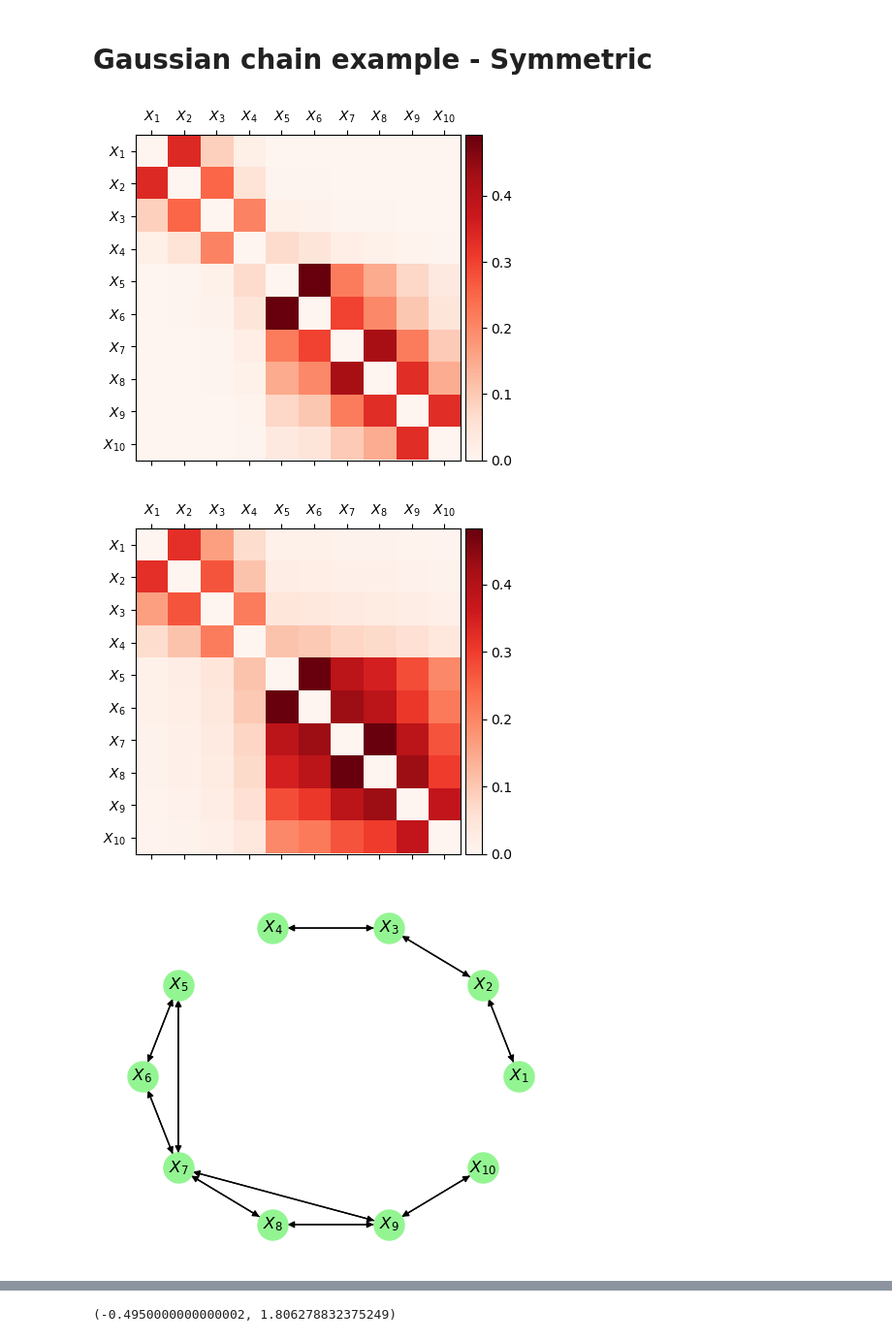
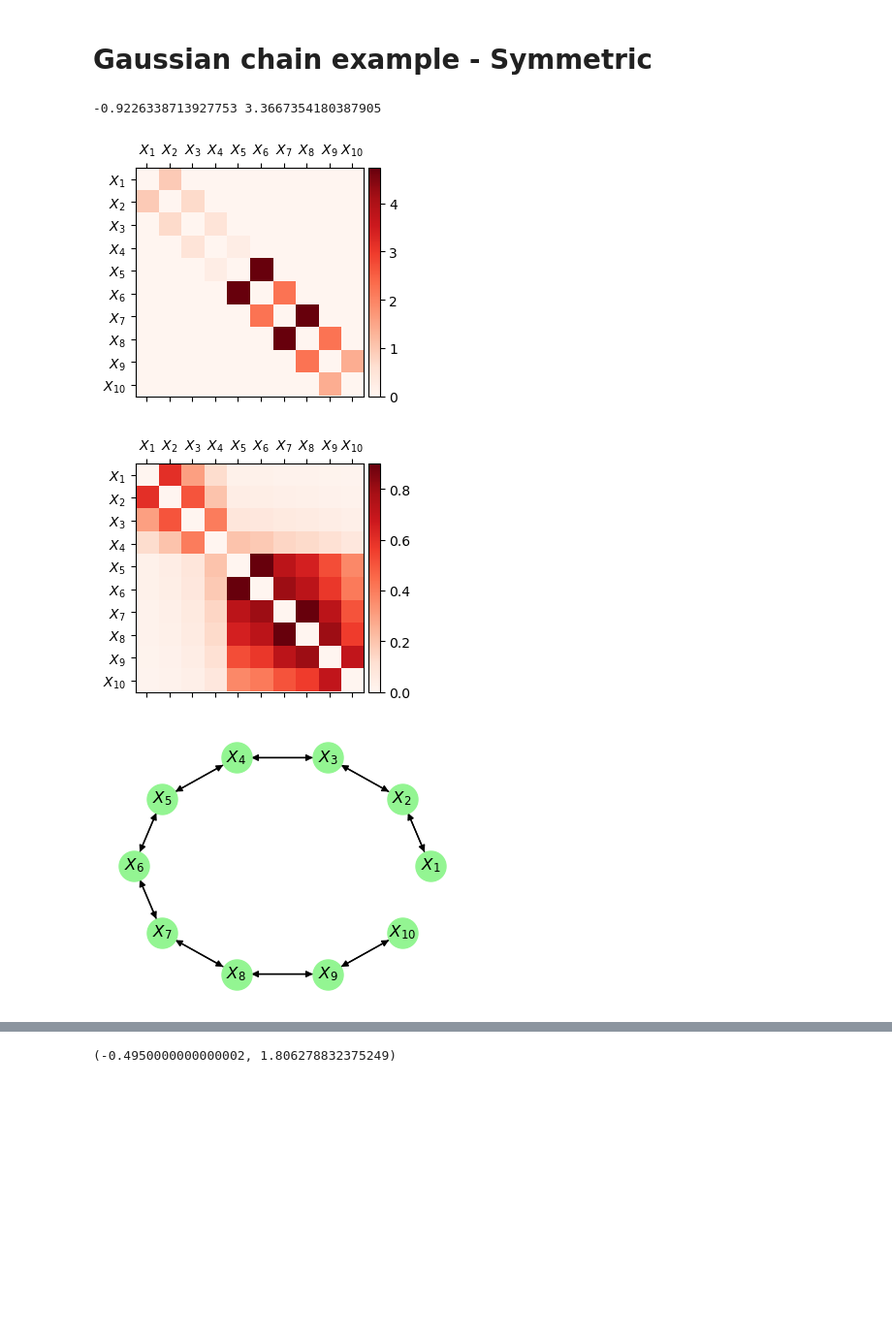
Before and after one commit to jonasbruhub/Analysis-of-Production-flow-systems-with-focus-on-industry, a Jupyter notebook: Simulations and code/Example Gaussian chain - cor.ipynb, the cells around one changed output, grey strips where cells are left out. Shown at 97% size. Drawn from its saved outputs; the diff is of its cells as text; code cells hidden in the pictures; blank space fills up the shorter version.

```diff
--- a/Simulations and code/Example Gaussian chain - cor.ipynb
+++ b/Simulations and code/Example Gaussian chain - cor.ipynb
@@ -110,14 +110,19 @@ G_obs = cor @ np.linalg.pinv(np.eye(N) - cor)
 
 G_obs = G_obs + G_obs.T
 
-G_obs *= 1/0.9226338713927753 * 0.495
+# G_obs = G_obs + np.eye(N)
+
+eig = np.linalg.eig(G_obs).eigenvalues
+print(eig.min(), eig.max())
+
+# G_obs *= 1/(- eig.min()) * 0.495
 
 # np.fill_diagonal(G_obs, 0)
 
 
 
 G_dir = G_obs @ np.linalg.pinv( np.eye(N) + G_obs)
-fig, ax = plt.subplots(1,1, figsize = (5,4))
+fig, ax = plt.subplots(1,1, figsize = (4,3))
 r = ax.matshow(G_dir, cmap = "Reds", vmin = 0)
 ax.set_xticks(range(N))
 ax.set_xticklabels(var_names)
@@ -128,42 +133,43 @@ cax = divider.append_axes("right", size="5%", pad=0.05)
 plt.colorbar(r, cax=cax);
 fig.tight_layout()
 # plt.show()
 
-plt.savefig(figures_path + "G dir from symmetric G obs.pdf", bbox_inches='tight')
-plt.savefig(figures_path + "G dir from symmetric G obs", bbox_inches='tight')
+# plt.savefig(figures_path + "G dir from symmetric G obs - unscaled.pdf", bbox_inches='tight')
+# plt.savefig(figures_path + "G dir from symmetric G obs - unscaled", bbox_inches='tight')
 
 
 
-fig, ax = plt.subplots(1,1, figsize = (5,4))
+fig, ax = plt.subplots(1,1, figsize = (4,3))
 r = ax.matshow(G_obs, cmap = "Reds", vmin = 0)
 ax.set_xticks(range(N))
 ax.set_xticklabels(var_names)
 ax.set_yticks(range(N))
 ax.set_yticklabels(var_names)
 divider = make_axes_locatable(ax)
 cax = divider.append_axes("right", size="5%", pad=0.05)
 plt.colorbar(r, cax=cax);
 fig.tight_layout()
 # plt.show()
 
-plt.savefig(figures_path + "symmetric G obs.pdf", bbox_inches='tight')
-plt.savefig(figures_path + "symmetric G obs", bbox_inches='tight')
+# plt.savefig(figures_path + "symmetric G obs - unscaled.pdf", bbox_inches='tight')
+# plt.savefig(figures_path + "symmetric G obs - unscaled", bbox_inches='tight')
 
 
-fig, ax = plt.subplots(1,1, figsize = (5,4))
-gr = nx.from_numpy_array(G_dir > 2.e-1, create_using = nx.DiGraph)
+fig, ax = plt.subplots(1,1, figsize = (4,3))
+gr = nx.from_numpy_array(G_dir > 2e-1, create_using = nx.DiGraph)
 
 # nx.draw(gr, pos=graphviz_layout(gr), node_size = 500, with_labels= True, ax = ax, node_color='lightgreen')
 pos = graphviz_layout(gr)
 pos = nx.circular_layout(gr)
 
 nx.draw(gr, pos = pos, node_size = 500, with_labels= True, ax = ax, node_color='#93F592', labels = { k:v for (k,v) in zip(range(N), var_names)} )
 fig.tight_layout()
 # plt.show()
 
-plt.savefig(figures_path + "Chain graph from symmetric G obs.pdf", bbox_inches='tight')
-plt.savefig(figures_path + "Chain graph from symmetric G obs", bbox_inches='tight')
+# plt.savefig(figures_path + "Chain graph from symmetric G obs - unscaled.pdf", bbox_inches='tight')
+# plt.savefig(figures_path + "Chain graph from symmetric G obs - unscaled", bbox_inches='tight')
 # %% [output]
+-0.9226338713927753 3.3667354180387905
-[figure, old version]
+[figure, new version]
-[figure, old version]
+[figure, new version]
-[figure, old version]
+[figure, new version]
```
Also changed, not shown: parts of 5 cells of this notebook, 26 other files.
